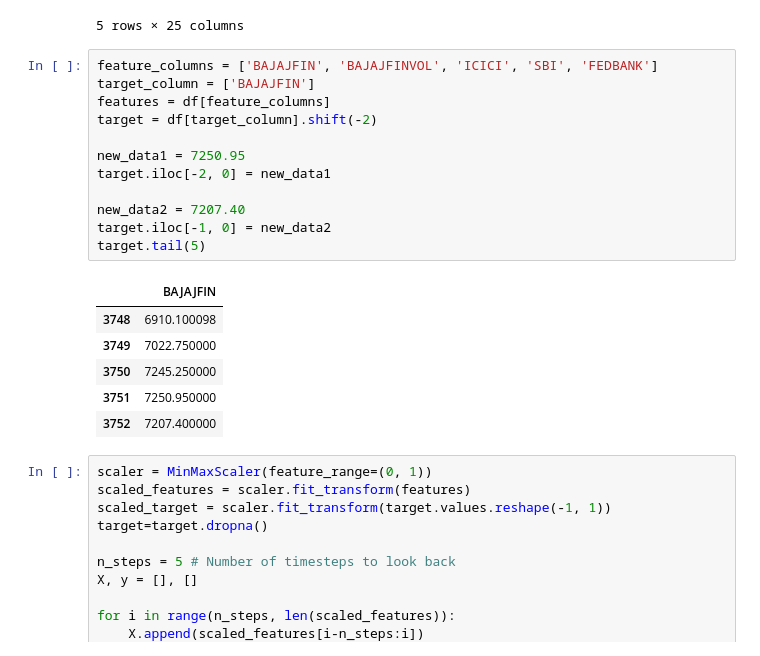
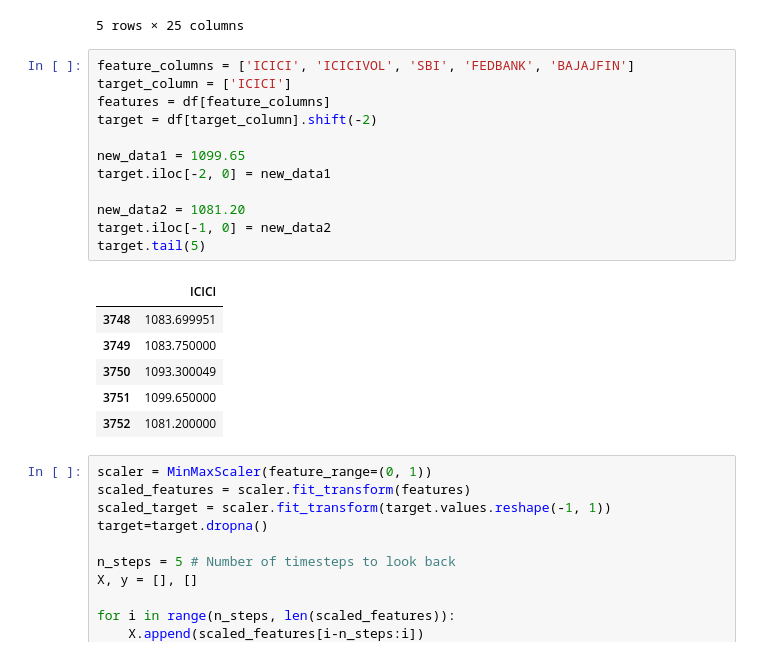
Before and after one commit to bvsdinda/Multi-step-ahead-prediction-using-k-means-TPE-LSTM, a Jupyter notebook: cluster model2.ipynb, the cells around one changed output. Drawn from its saved outputs; the diff is of its cells as text.

Commit message:
Codes for prediction results of ICICI Bank
Run these Python codes to load the saved ICICI Bank models to get the prediction results. The cluster model names include h; i.e., 1h, 2h, 3h, 5h.

```diff
--- a/cluster model2.ipynb
+++ b/cluster model2.ipynb
@@ -33,24 +33,24 @@ df.head(5)
 | 4 | 09-01-2009 | 97.320000 | 25173105 | 6.048093 | 95905 | 54.689999 | 1806325 | 16.004999 | 4046570 | 101.750000 | ... |
 5 rows × 25 columns
 # %%
-feature_columns = ['BAJAJFIN', 'BAJAJFINVOL', 'ICICI', 'SBI', 'FEDBANK']
-target_column = ['BAJAJFIN']
+feature_columns = ['ICICI', 'ICICIVOL', 'SBI', 'FEDBANK', 'BAJAJFIN']
+target_column = ['ICICI']
 features = df[feature_columns]
 target = df[target_column].shift(-2)
 
-new_data1 = 7250.95
+new_data1 = 1099.65
 target.iloc[-2, 0] = new_data1
 
-new_data2 = 7207.40
+new_data2 = 1081.20
 target.iloc[-1, 0] = new_data2
 target.tail(5)
 # %% [output]
-|  | BAJAJFIN |
-| 3748 | 6910.100098 |
-| 3749 | 7022.750000 |
-| 3750 | 7245.250000 |
-| 3751 | 7250.950000 |
-| 3752 | 7207.400000 |
+|  | ICICI |
+| 3748 | 1083.699951 |
+| 3749 | 1083.750000 |
+| 3750 | 1093.300049 |
+| 3751 | 1099.650000 |
+| 3752 | 1081.200000 |
 # %%
 scaler = MinMaxScaler(feature_range=(0, 1))
 scaled_features = scaler.fit_transform(features)
```
Also changed, not shown: parts of 25 cells of this notebook, 6 other files.
